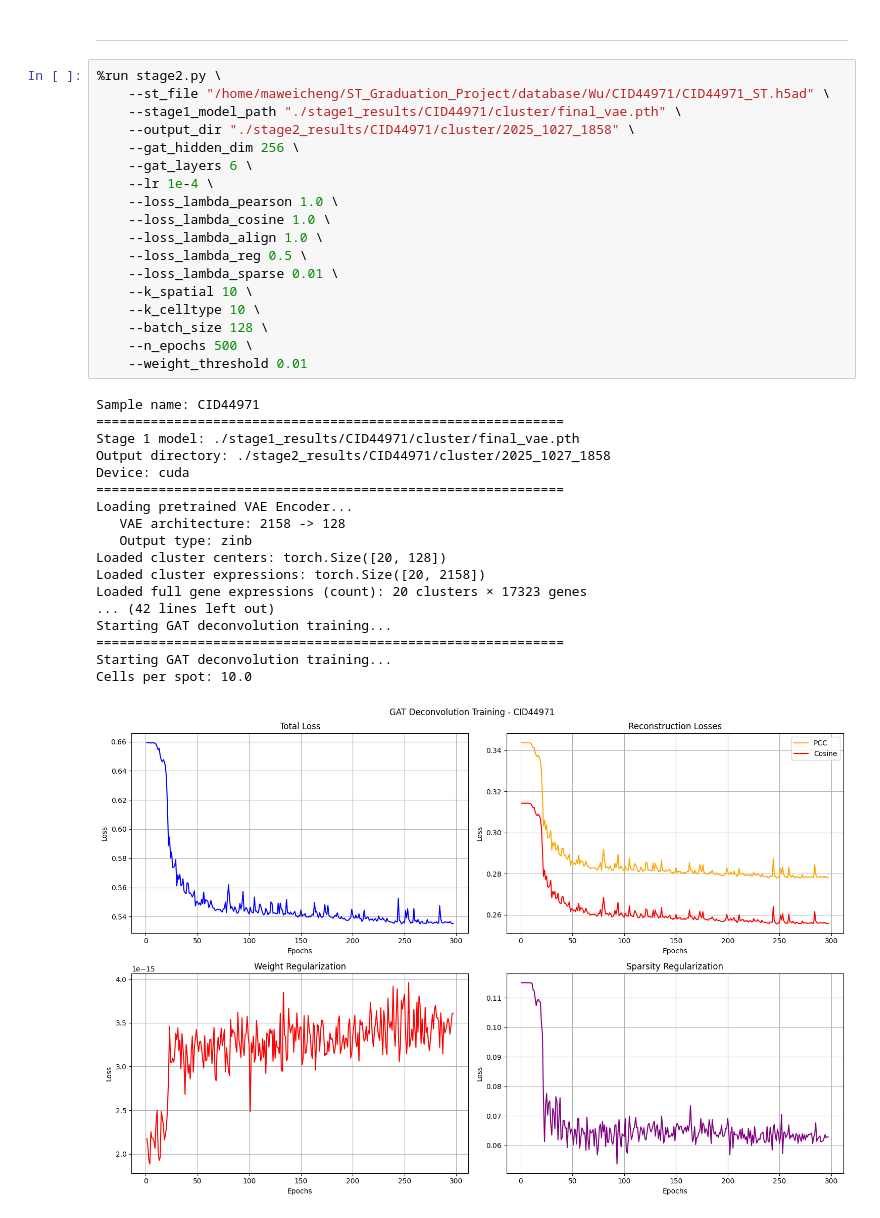
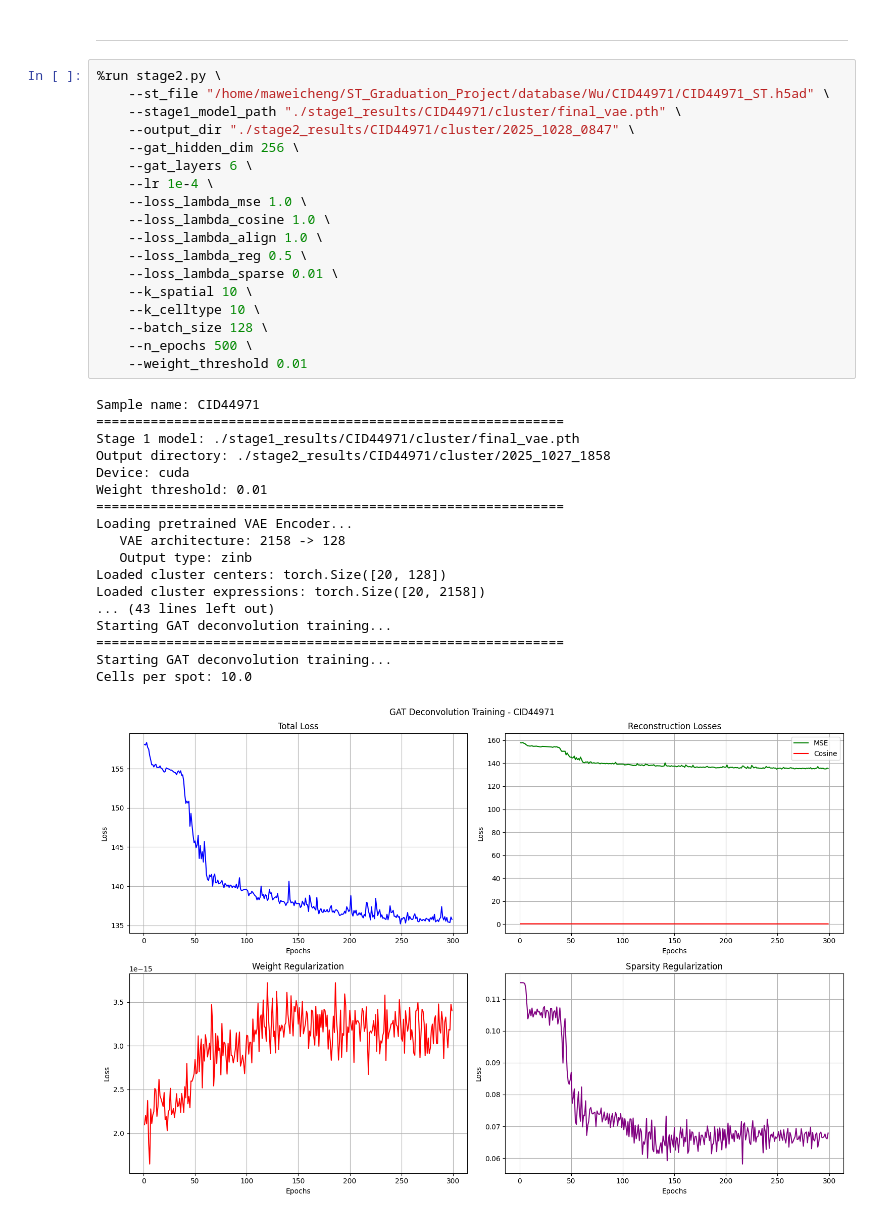
Before and after one commit to KuangQuanS/Spagraph, a Jupyter notebook: SC_MAP_ST/run.ipynb, the cells around one changed output. Cells and saved outputs as stored; diff of their text form.

```diff
--- a/SC_MAP_ST/run.ipynb
+++ b/SC_MAP_ST/run.ipynb
@@ -55,39 +55,39 @@ Saving model to: ./stage1_results/CID44971/cluster/final_vae.pth
 %run stage2.py \
     --st_file "/home/maweicheng/ST_Graduation_Project/database/Wu/CID44971/CID44971_ST.h5ad" \
     --stage1_model_path "./stage1_results/CID44971/cluster/final_vae.pth" \
-    --output_dir "./stage2_results/CID44971/cluster/2025_1027_1858" \
+    --output_dir "./stage2_results/CID44971/cluster/2025_1028_0847" \
     --gat_hidden_dim 256 \
     --gat_layers 6 \
     --lr 1e-4 \
-    --loss_lambda_pearson 1.0 \
+    --loss_lambda_mse 1.0 \
     --loss_lambda_cosine 1.0 \
     --loss_lambda_align 1.0 \
     --loss_lambda_reg 0.5 \
     --loss_lambda_sparse 0.01 \
     --k_spatial 10 \
     --k_celltype 10 \
     --batch_size 128 \
     --n_epochs 500 \
     --weight_threshold 0.01
 # %% [output]
 Sample name: CID44971
 ============================================================
 Stage 1 model: ./stage1_results/CID44971/cluster/final_vae.pth
 Output directory: ./stage2_results/CID44971/cluster/2025_1027_1858
 Device: cuda
+Weight threshold: 0.01
 ============================================================
 Loading pretrained VAE Encoder...
    VAE architecture: 2158 -> 128
    Output type: zinb
 Loaded cluster centers: torch.Size([20, 128])
 Loaded cluster expressions: torch.Size([20, 2158])
-Loaded full gene expressions (count): 20 clusters × 17323 genes
-... (42 lines left out)
+... (43 lines left out)
 Starting GAT deconvolution training...
 ============================================================
 Starting GAT deconvolution training...
 Cells per spot: 10.0
-[figure, old version]
+[figure, new version]
 ============================================================
 Evaluating model results...
 Cells per spot: 10.0
```
Also changed, not shown: parts of 1 cell of this notebook, 4 other files.
